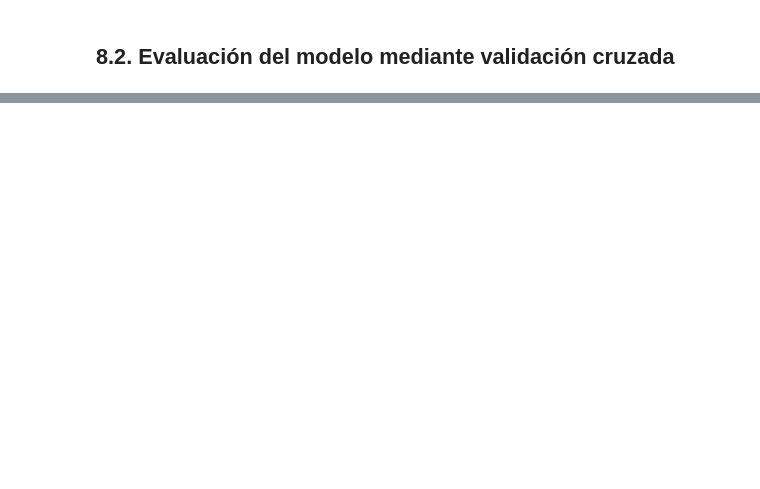
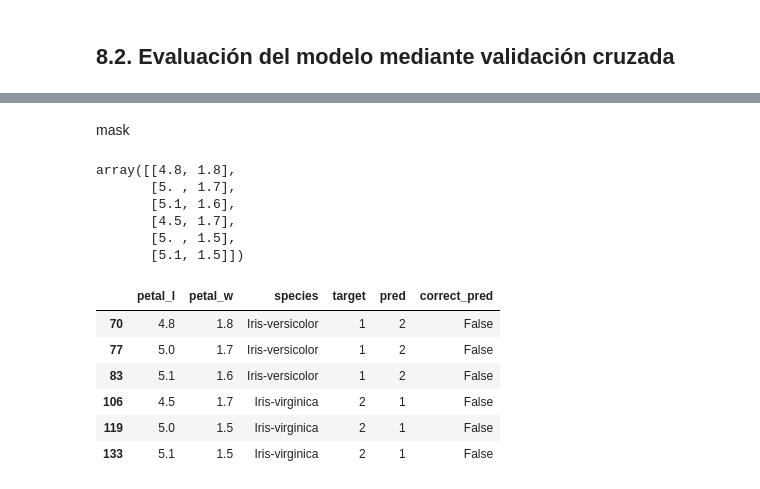
Before and after one commit to JoePortilla/IrisDataset-Classification, a Jupyter notebook: IrisDataset-Classification.ipynb, the cells around one changed output, grey strips where cells are left out. Saved outputs shown, nothing was run; the diff lists cells and outputs as text; code cells hidden in the pictures; blank space fills up the shorter version.

```diff
--- a/IrisDataset-Classification.ipynb
+++ b/IrisDataset-Classification.ipynb
@@ -289,0 +329,2 @@ model.score(X_test, Y_test)
+# %% [markdown]
+mask
@@ -289,0 +334,9 @@ model.score(X_test, Y_test)
+# %%
+X[wrong_mask]
+# %% [output]
+array([[4.8, 1.8],
+       [5. , 1.7],
+       [5.1, 1.6],
+       [4.5, 1.7],
+       [5. , 1.5],
+       [5.1, 1.5]])
@@ -289,0 +347,11 @@ model.score(X_test, Y_test)
+# %%
+filt = (df_pred['correct_pred']==False)
+df_pred.loc[filt]
+# %% [output]
+|  | petal_l | petal_w | species | target | pred | correct_pred |
+| 70 | 4.8 | 1.8 | Iris-versicolor | 1 | 2 | False |
+| 77 | 5.0 | 1.7 | Iris-versicolor | 1 | 2 | False |
+| 83 | 5.1 | 1.6 | Iris-versicolor | 1 | 2 | False |
+| 106 | 4.5 | 1.7 | Iris-virginica | 2 | 1 | False |
+| 119 | 5.0 | 1.5 | Iris-virginica | 2 | 1 | False |
+| 133 | 5.1 | 1.5 | Iris-virginica | 2 | 1 | False |
```
Also changed, not shown: parts of 32 cells of this notebook.
